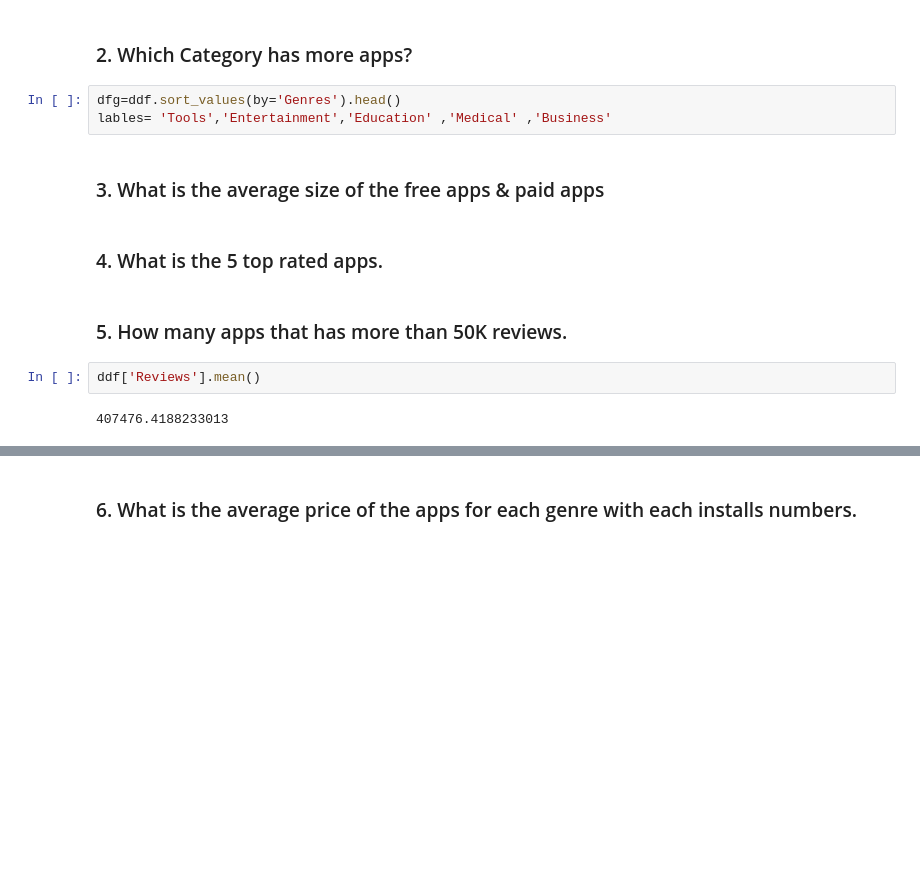
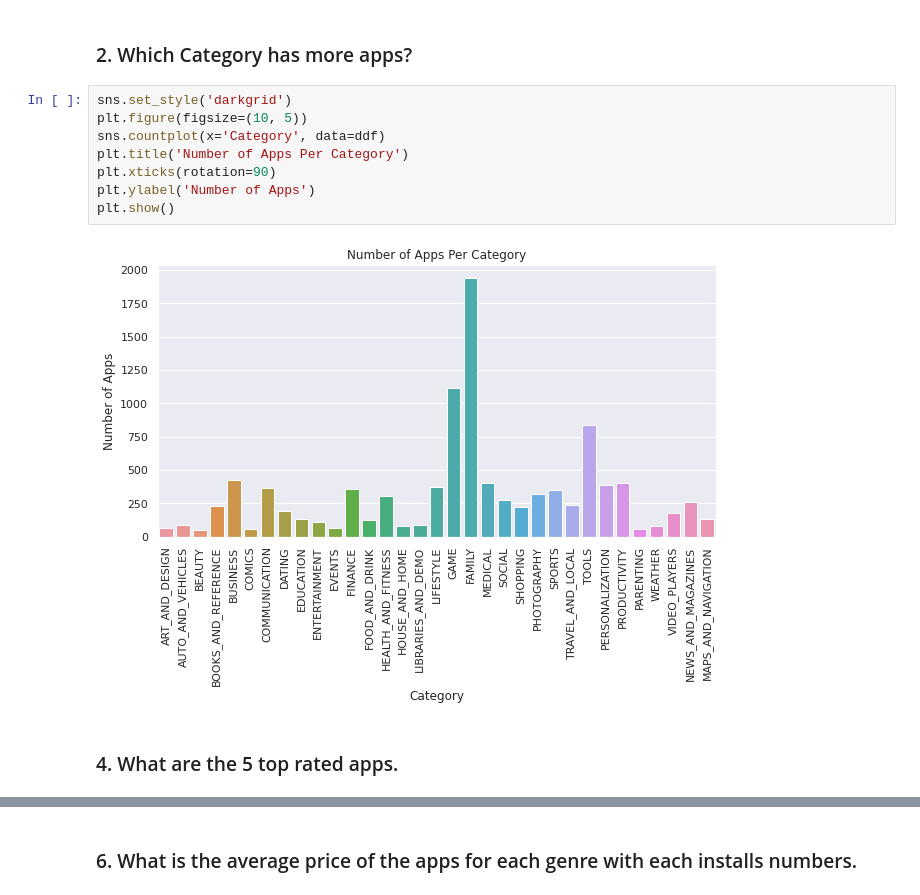
Before and after one commit to NaithaniAR/-Play-Store-App-Review-Analysis, a Jupyter notebook: EDA_PROJECT_Play_Store_App_Review_Analysis.ipynb, the cells around one changed output, grey strips where cells are left out. Drawn from its saved outputs; the diff is of its cells as text; blank space fills up the shorter version.

```diff
--- a/EDA_PROJECT_Play_Store_App_Review_Analysis.ipynb
+++ b/EDA_PROJECT_Play_Store_App_Review_Analysis.ipynb
@@ -955,16 +1020,15 @@ Expen.sort_values(by='Price',ascending=False).head()
 **i'm Rich - Trump Edition	 is the most expensive application with 5000 installs**
 # %% [markdown]
 ### 2.   Which Category has more apps?
-# %%
-dfg=ddf.sort_values(by='Genres').head()
-lables= 'Tools','Entertainment','Education' ,'Medical' ,'Business'
-# %% [markdown]
-### 3.   What is the average size of the free apps & paid apps
+# %%
+sns.set_style('darkgrid')
+plt.figure(figsize=(10, 5))
+sns.countplot(x='Category', data=ddf)
+plt.title('Number of Apps Per Category')
+plt.xticks(rotation=90)
+plt.ylabel('Number of Apps')
+plt.show()
+# %% [output]
+[figure, added]
 # %% [markdown]
-### 4.   What is the 5 top rated apps.
+### 4.   What are the 5 top rated apps.
-# %% [markdown]
-### 5.   How many apps that has more than 50K reviews.
-# %%
-ddf['Reviews'].mean()
-# %% [output]
-407476.4188233013
```
Also changed, not shown: parts of 59 cells of this notebook.
